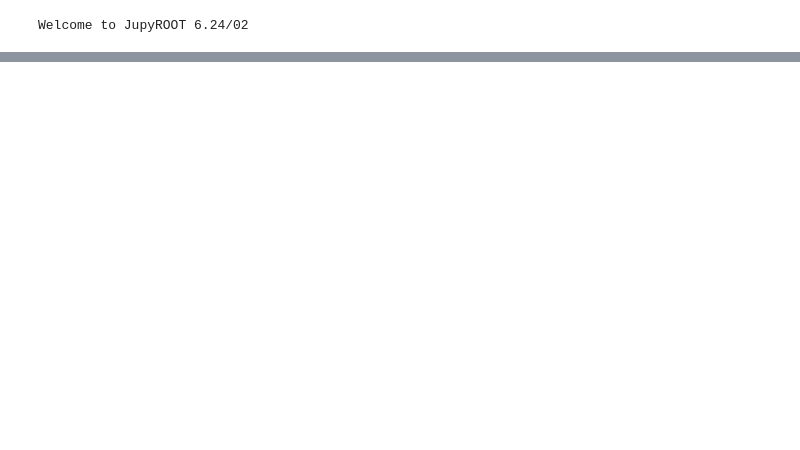
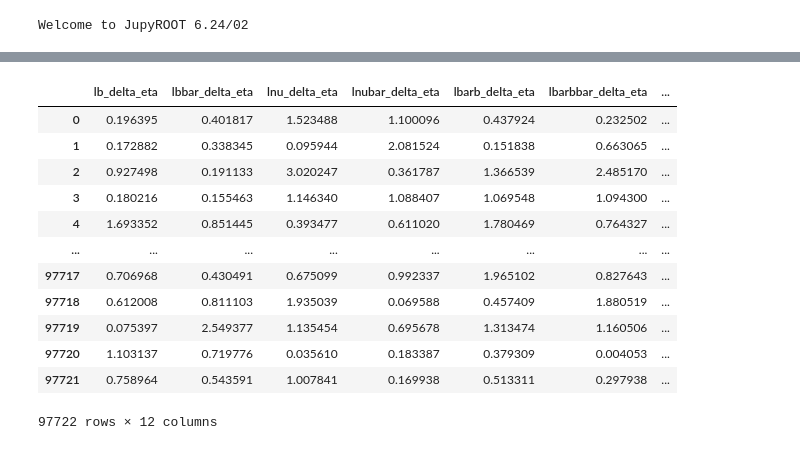
Before and after one commit to MeenakshiMcNamara/entanglement_classifier, a Jupyter notebook: delta_eta_delta_phi_generator_ee_v0.0.1_stable.ipynb, the cells around one changed output, grey strips where cells are left out. Saved outputs shown, nothing was run; the diff lists cells and outputs as text; code cells hidden in the pictures; blank space fills up the shorter version.

```diff
--- a/delta_eta_delta_phi_generator_ee_v0.0.1_stable.ipynb
+++ b/delta_eta_delta_phi_generator_ee_v0.0.1_stable.ipynb
@@ -24,0 +64,50 @@ depo_dir = '/home/steve/Desktop/ee/'
+# %%
+nu_eta = data["ttBar_treeVariables_step8;3"+'/nu_eta'].array(library="np")
+nubar_eta = data["ttBar_treeVariables_step8;3"+'/nubar_eta'].array(library="np")
+
+nu_phi = data["ttBar_treeVariables_step8;3"+'/nu_phi'].array(library="np")
+nubar_phi = data["ttBar_treeVariables_step8;3"+'/nubar_phi'].array(library="np")
+# %%
+lb_delta_eta = np.abs(np.subtract(l_eta,b_eta))
+lbbar_delta_eta = np.abs(np.subtract(l_eta,bbar_eta))
+lnu_delta_eta = np.abs(np.subtract(l_eta,nu_eta))
+lnubar_delta_eta = np.abs(np.subtract(l_eta,nubar_eta))
+lbarb_delta_eta = np.abs(np.subtract(lbar_eta,b_eta))
+lbarbbar_delta_eta = np.abs(np.subtract(lbar_eta,bbar_eta))
+lbarnu_delta_eta = np.abs(np.subtract(lbar_eta,nu_eta))
+lbarnubar_delta_eta = np.abs(np.subtract(lbar_eta,nubar_eta))
+bnu_delta_eta = np.abs(np.subtract(b_eta,nu_eta))
+bnubar_delta_eta = np.abs(np.subtract(b_eta,nubar_eta))
+bbarnu_delta_eta = np.abs(np.subtract(bbar_eta,nu_eta))
+bbarnubar_delta_eta = np.abs(np.subtract(bbar_eta,nubar_eta))
+# %%
+df = pd.DataFrame()
+# %%
+df['lb_delta_eta'] = lb_delta_eta.tolist()
+df['lbbar_delta_eta'] = lbbar_delta_eta.tolist()
+df['lnu_delta_eta'] = lnu_delta_eta.tolist()
+df['lnubar_delta_eta'] = lnubar_delta_eta.tolist()
+df['lbarb_delta_eta'] = lbarb_delta_eta.tolist()
+df['lbarbbar_delta_eta'] = lbarbbar_delta_eta.tolist()
+df['lbarnu_delta_eta'] = lbarnu_delta_eta.tolist()
+df['lbarnubar_delta_eta'] = lbarnubar_delta_eta.tolist()
+df['bnu_delta_eta'] = bnu_delta_eta.tolist()
+df['bnubar_delta_eta'] = bnubar_delta_eta.tolist()
+df['bbarnu_delta_eta'] = bbarnu_delta_eta.tolist()
+df['bbarnubar_delta_eta'] = bbarnubar_delta_eta.tolist()
+# %%
+df
+# %% [output]
+|  | lb_delta_eta | lbbar_delta_eta | lnu_delta_eta | lnubar_delta_eta | lbarb_delta_eta | lbarbbar_delta_eta | ... |
+| 0 | 0.196395 | 0.401817 | 1.523488 | 1.100096 | 0.437924 | 0.232502 | ... |
+| 1 | 0.172882 | 0.338345 | 0.095944 | 2.081524 | 0.151838 | 0.663065 | ... |
+| 2 | 0.927498 | 0.191133 | 3.020247 | 0.361787 | 1.366539 | 2.485170 | ... |
+| 3 | 0.180216 | 0.155463 | 1.146340 | 1.088407 | 1.069548 | 1.094300 | ... |
+| 4 | 1.693352 | 0.851445 | 0.393477 | 0.611020 | 1.780469 | 0.764327 | ... |
+| ... | ... | ... | ... | ... | ... | ... | ... |
+| 97717 | 0.706968 | 0.430491 | 0.675099 | 0.992337 | 1.965102 | 0.827643 | ... |
+| 97718 | 0.612008 | 0.811103 | 1.935039 | 0.069588 | 0.457409 | 1.880519 | ... |
+| 97719 | 0.075397 | 2.549377 | 1.135454 | 0.695678 | 1.313474 | 1.160506 | ... |
+| 97720 | 1.103137 | 0.719776 | 0.035610 | 0.183387 | 0.379309 | 0.004053 | ... |
+| 97721 | 0.758964 | 0.543591 | 1.007841 | 0.169938 | 0.513311 | 0.297938 | ... |
+97722 rows × 12 columns
```
Also changed, not shown: parts of 26 cells of this notebook.
